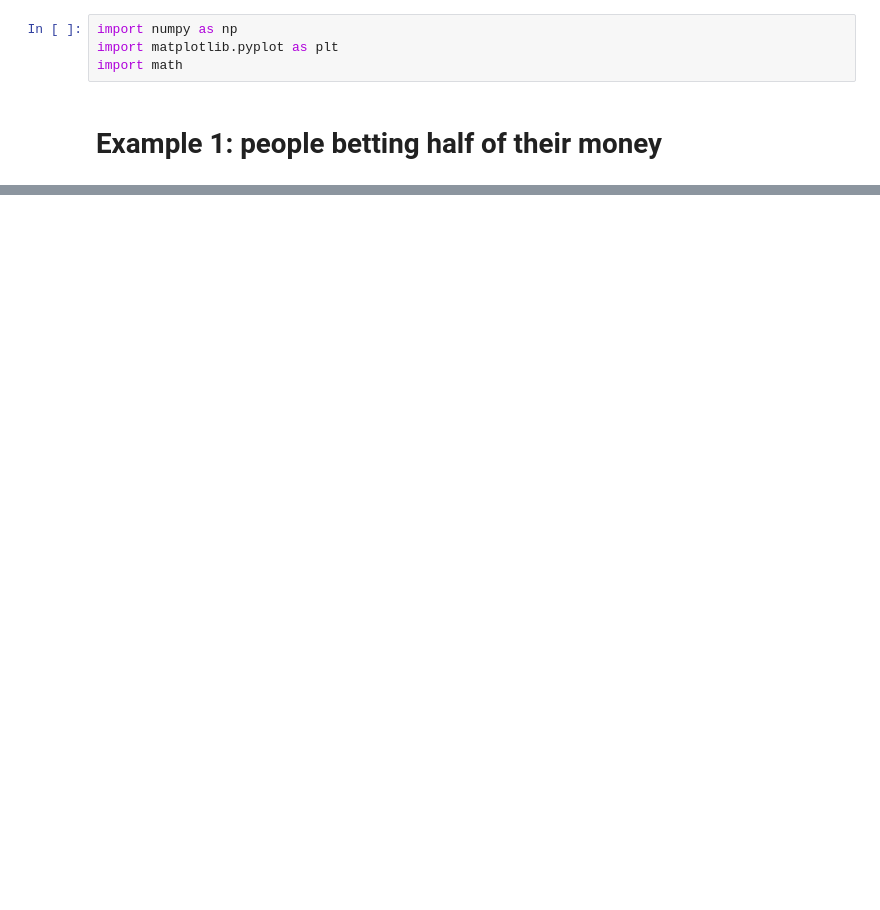
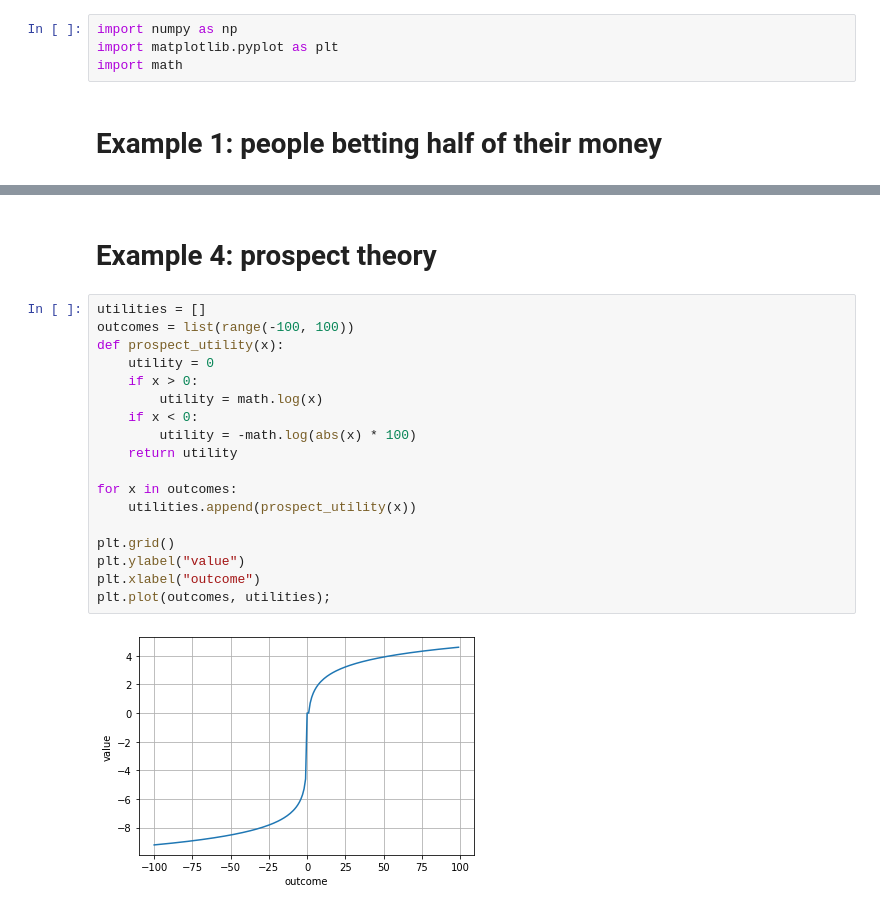
Before and after one commit to rogeriochaves/notebooks, a Jupyter notebook: probabilistic/Kelly Criterion.ipynb, the cells around one changed output, grey strips where cells are left out. Saved outputs shown, nothing was run; the diff lists cells and outputs as text; blank space fills up the shorter version.

```diff
--- a/probabilistic/Kelly Criterion.ipynb
+++ b/probabilistic/Kelly Criterion.ipynb
@@ -88,0 +98,22 @@ Avg time to max profit: 375.4
+# %% [markdown]
+# Example 4: prospect theory
+# %%
+utilities = []
+outcomes = list(range(-100, 100))
+def prospect_utility(x):
+    utility = 0
+    if x > 0:
+        utility = math.log(x)
+    if x < 0:
+        utility = -math.log(abs(x) * 100)
+    return utility
+
+for x in outcomes:
+    utilities.append(prospect_utility(x))
+
+plt.grid()
+plt.ylabel("value")
+plt.xlabel("outcome")
+plt.plot(outcomes, utilities);
+# %% [output]
+[figure, added]
```
Also changed, not shown: parts of 17 cells of this notebook, 1 other file.
